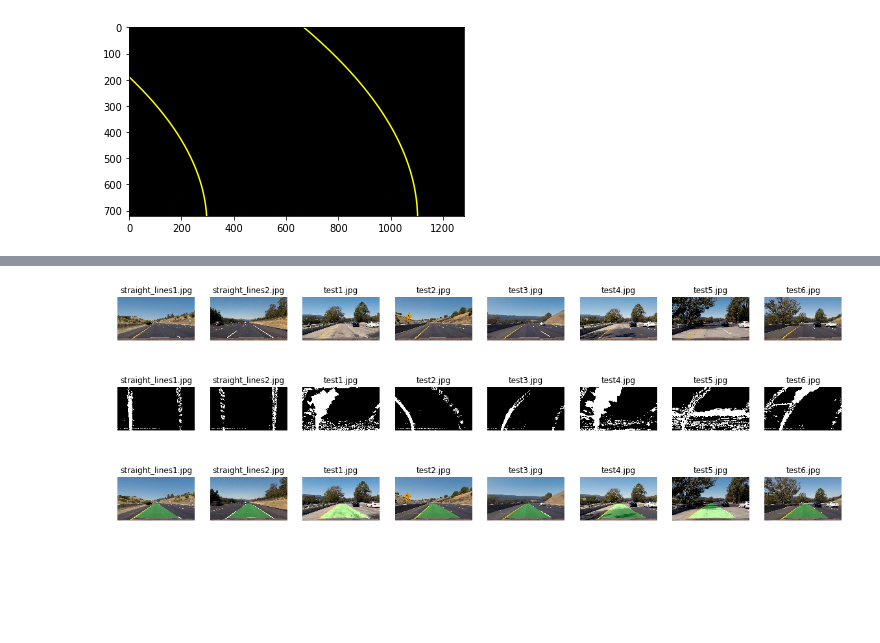
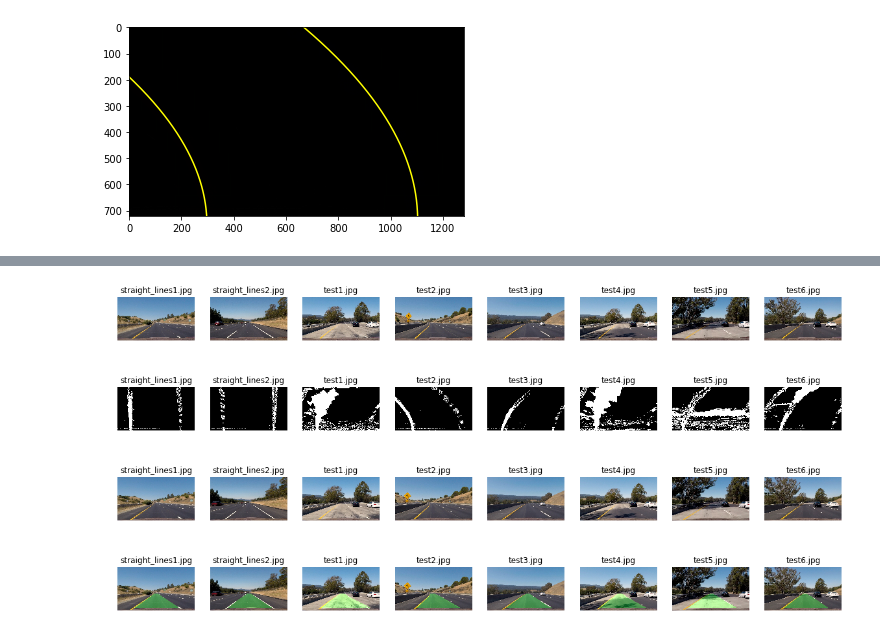
Before and after one commit to dmlicht/CarND-Advanced-Lane-Lines, a Jupyter notebook: test_pipeline_on_images.ipynb, the cells around one changed output, grey strips where cells are left out. Saved outputs shown, nothing was run; the diff lists cells and outputs as text; code cells hidden in the pictures; blank space fills up the shorter version.

```diff
--- a/test_pipeline_on_images.ipynb
+++ b/test_pipeline_on_images.ipynb
@@ -102,14 +109,17 @@ The autoreload extension is already loaded. To reload it, use:
 # %%
 import os
 from collections import OrderedDict
 TEST_DIR = './test_images'
 images = OrderedDict([(path, mpimg.imread(os.path.join(TEST_DIR, path))) for path in os.listdir(TEST_DIR)])
 show_images(images)
 top_down = OrderedDict([(path, pipeline.show_top_down(img)) for (path, img) in images.items()])
 show_images(top_down)
+distortion_corrected = OrderedDict([(path, distortion_correction.transform(img)) for (path, img) in images.items()])
+show_images(distortion_corrected)
 with_lanes = OrderedDict([(path, pipeline.highlight_lane(img)) for (path, img) in images.items()])
 show_images(with_lanes)
 # %% [output]
 [figure]
 [figure]
-[figure, old version]
+[figure, new version]
+[figure, added]
```
Also changed, not shown: parts of 2 cells of this notebook, 4 other files.
